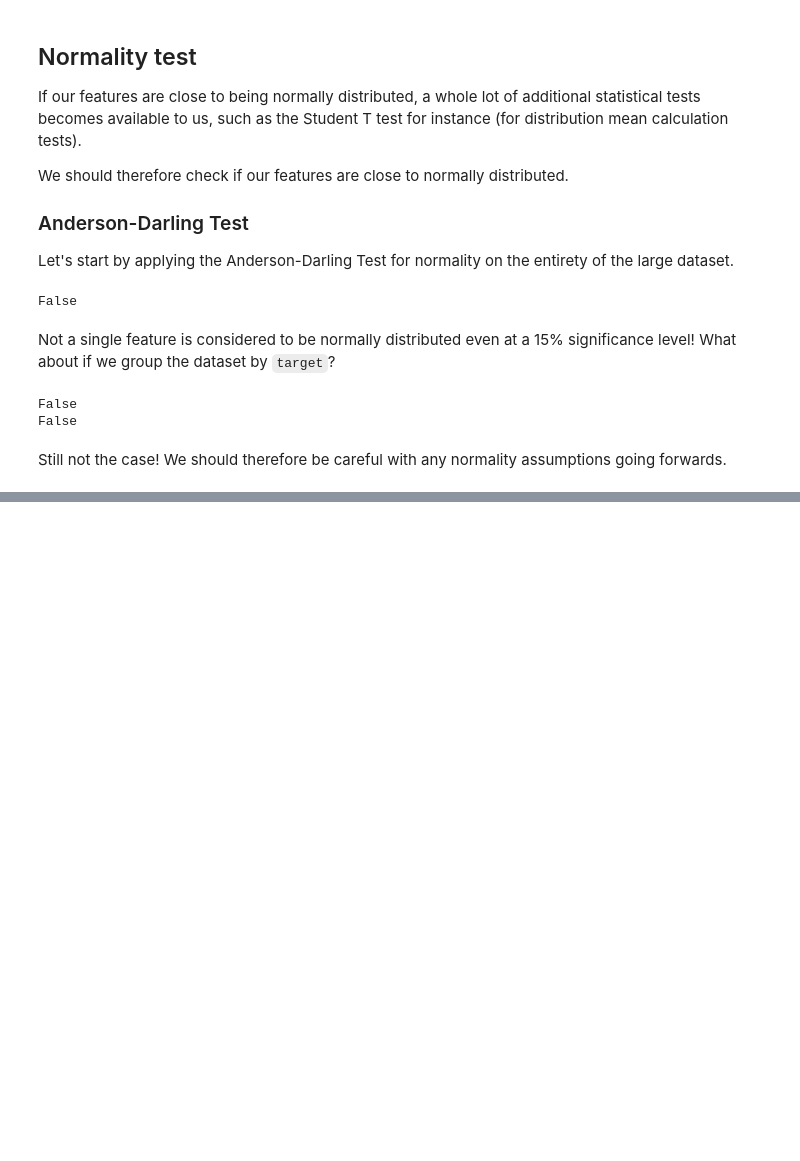
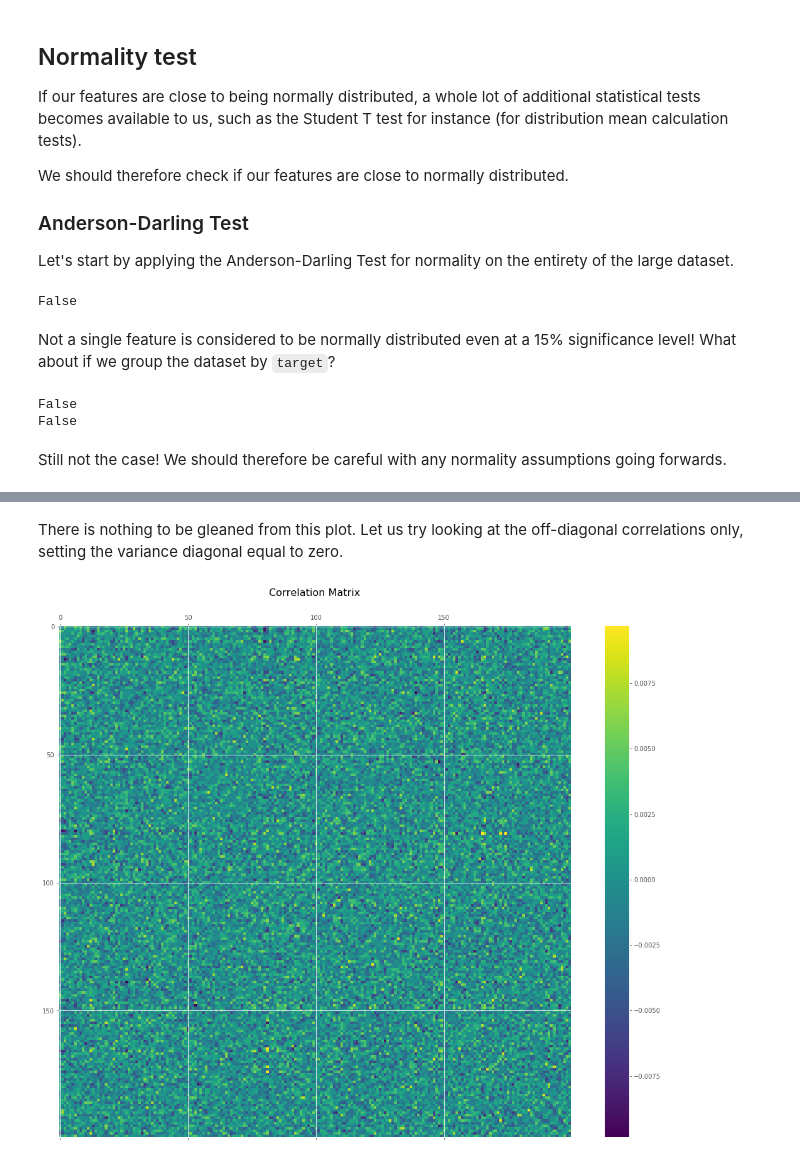
Before and after one commit to JakobGM/machine-learning-course, a Jupyter notebook: project/jakobgm.ipynb, the cells around one changed output, grey strips where cells are left out. Cells and saved outputs as stored; diff of their text form; code cells hidden in the pictures; blank space fills up the shorter version.

```diff
--- a/project/jakobgm.ipynb
+++ b/project/jakobgm.ipynb
@@ -338,0 +385,11 @@ Length: 200, dtype: float64
+# %% [markdown]
+There is nothing to be gleaned from this plot. Let us try looking at the off-diagonal correlations only, setting the variance diagonal equal to zero.
+# %%
+fig, ax = plt.subplots(1, 1, figsize=(19, 15))
+c = correlation.copy()
+np.fill_diagonal(c.values, 0)
+image = ax.matshow(c)
+fig.colorbar(image)
+plt.title('Correlation Matrix', fontsize=16);
+# %% [output]
+[figure, added]
```
Also changed, not shown: parts of 42 cells of this notebook.
